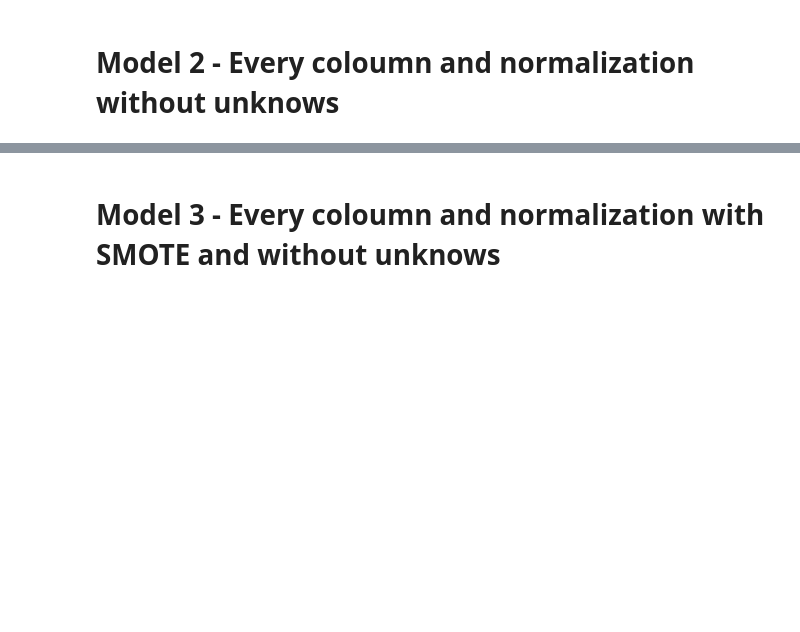
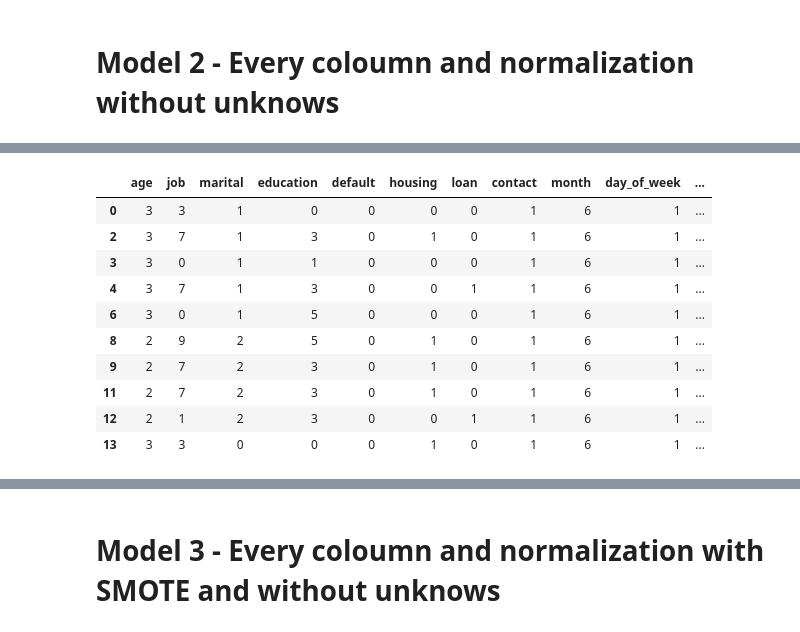
Before and after one commit to 13caroline/term-deposit-subscriptions, a Jupyter notebook: Data_Handling/Data_Preprocessing.ipynb, the cells around one changed output, grey strips where cells are left out. Saved outputs shown, nothing was run; the diff lists cells and outputs as text; code cells hidden in the pictures; blank space fills up the shorter version.

```diff
--- a/Data_Handling/Data_Preprocessing.ipynb
+++ b/Data_Handling/Data_Preprocessing.ipynb
@@ -219,3 +219,6 @@ X_train_m1.to_csv("../../Data_AA2/train_m1.csv", index = False)
 X_test_m1.to_csv("../../Data_AA2/test_m1.csv", index = False)
 # %% [markdown]
 # Model 2 -  Every coloumn and normalization without unknows
+# %%
+data_m2 = pd.read_csv('../../Data_AA2/bank-additional-full.csv', sep = ';',na_values="unknown")
+data_m2.head()
@@ -221,0 +272,2 @@ X_test_m1.to_csv("../../Data_AA2/test_m1.csv", index = False)
+# %%
+data_m2.dropna(inplace=True)
@@ -221,0 +325,29 @@ X_test_m1.to_csv("../../Data_AA2/test_m1.csv", index = False)
+# %%
+# Label encoder order is alphabetical
+from sklearn.preprocessing import LabelEncoder
+le = LabelEncoder()
+data_m2['job'] = le.fit_transform(data_m2['job'])
+data_m2['marital'] = le.fit_transform(data_m2['marital'])
+data_m2['education'] = le.fit_transform(data_m2['education'])
+data_m2['default'] = le.fit_transform(data_m2['default'])
+data_m2['housing'] = le.fit_transform(data_m2['housing'])
+data_m2['loan'] = le.fit_transform(data_m2['loan'])
+data_m2['contact'] = le.fit_transform(data_m2['contact'])
+data_m2['month'] = le.fit_transform(data_m2['month'])
+data_m2['day_of_week'] = le.fit_transform(data_m2['day_of_week'])
+data_m2['poutcome'] = le.fit_transform(data_m2['poutcome'])
+
+data_m2['y'].replace(['no', 'yes'], [0,1], inplace  = True)
+data_m2.head(10)
+# %% [output]
+|  | age | job | marital | education | default | housing | loan | contact | month | day_of_week | ... |
+| 0 | 3 | 3 | 1 | 0 | 0 | 0 | 0 | 1 | 6 | 1 | ... |
+| 2 | 3 | 7 | 1 | 3 | 0 | 1 | 0 | 1 | 6 | 1 | ... |
+| 3 | 3 | 0 | 1 | 1 | 0 | 0 | 0 | 1 | 6 | 1 | ... |
+| 4 | 3 | 7 | 1 | 3 | 0 | 0 | 1 | 1 | 6 | 1 | ... |
+| 6 | 3 | 0 | 1 | 5 | 0 | 0 | 0 | 1 | 6 | 1 | ... |
+| 8 | 2 | 9 | 2 | 5 | 0 | 1 | 0 | 1 | 6 | 1 | ... |
+| 9 | 2 | 7 | 2 | 3 | 0 | 1 | 0 | 1 | 6 | 1 | ... |
+| 11 | 2 | 7 | 2 | 3 | 0 | 1 | 0 | 1 | 6 | 1 | ... |
+| 12 | 2 | 1 | 2 | 3 | 0 | 0 | 1 | 1 | 6 | 1 | ... |
+| 13 | 3 | 3 | 0 | 0 | 0 | 1 | 0 | 1 | 6 | 1 | ... |
```
Also changed, not shown: parts of 31 cells of this notebook, 1 other file.
